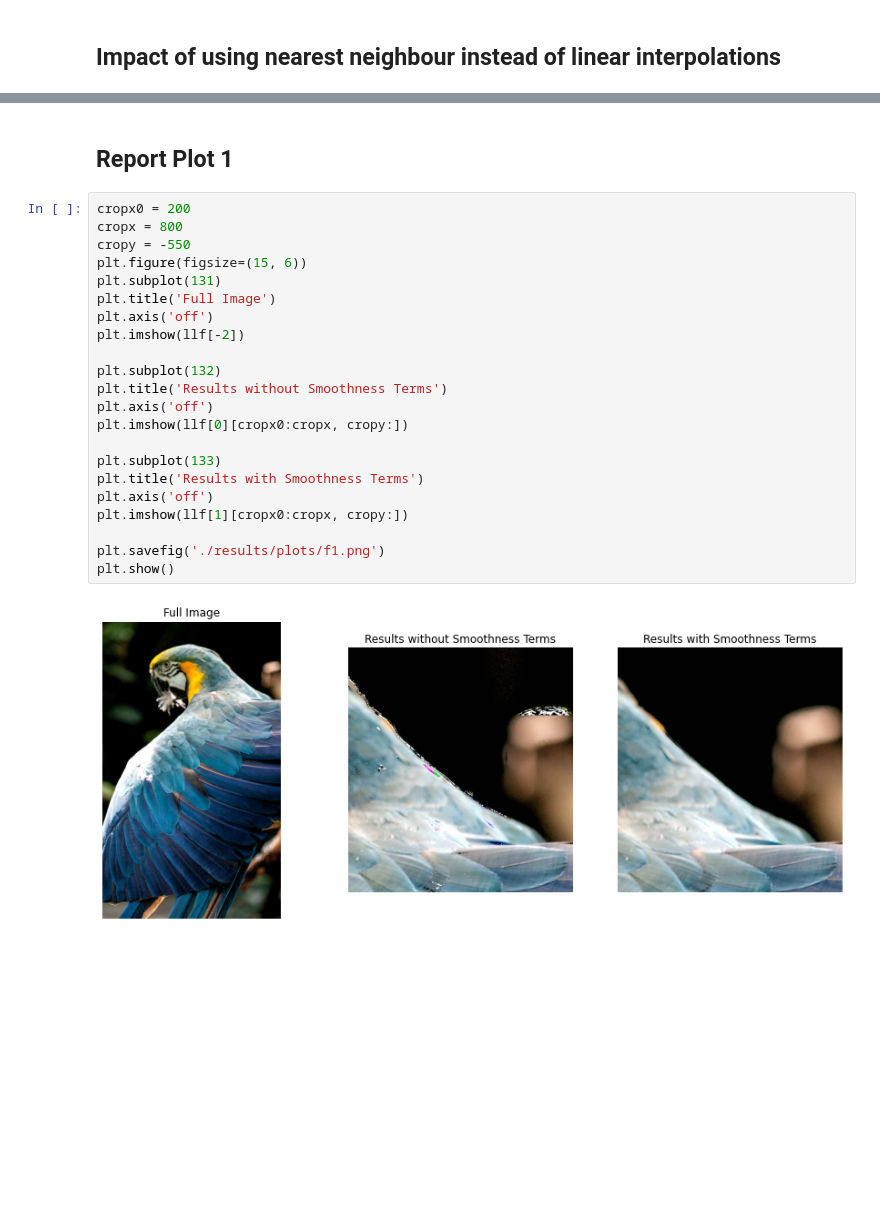
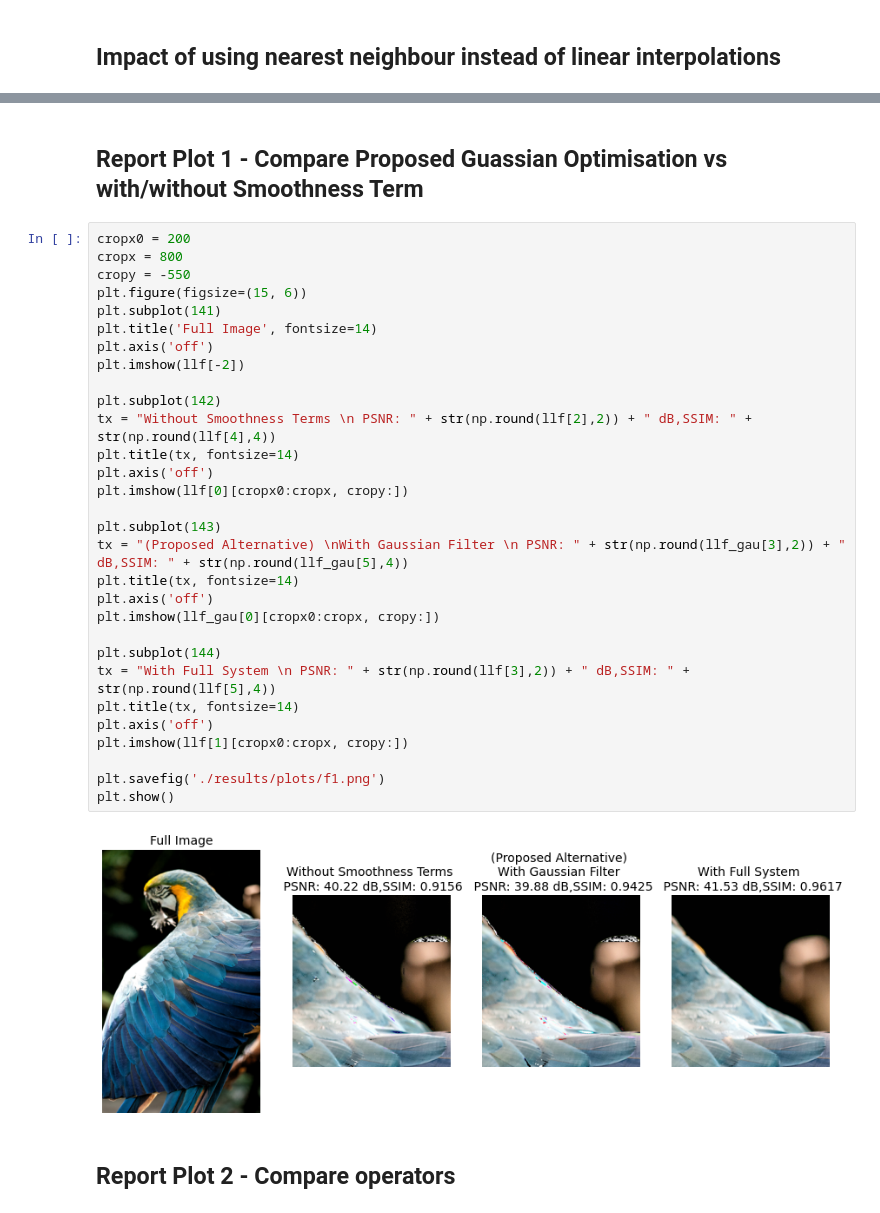
Before and after one commit to elimkwan/Bilateral-Guided-Upsampling, a Jupyter notebook: new.ipynb, the cells around one changed output, grey strips where cells are left out. Cells and saved outputs as stored; diff of their text form; blank space fills up the shorter version.

```diff
--- a/new.ipynb
+++ b/new.ipynb
@@ -754,26 +754,36 @@ SSIM(with smoothness terms): 0.87 dB
+# %% [markdown]
+## Report Plot 1 - Compare Proposed Guassian Optimisation vs with/without Smoothness Term
+# %%
+cropx0 = 200
+cropx = 800
+cropy = -550
+plt.figure(figsize=(15, 6))
+plt.subplot(141)
+plt.title('Full Image', fontsize=14)
+plt.axis('off')
+plt.imshow(llf[-2])
+
+plt.subplot(142)
+tx = "Without Smoothness Terms \n PSNR: " + str(np.round(llf[2],2)) + " dB,SSIM: " + str(np.round(llf[4],4))
+plt.title(tx, fontsize=14)
+plt.axis('off')
+plt.imshow(llf[0][cropx0:cropx, cropy:])
+
+plt.subplot(143)
+tx = "(Proposed Alternative) \nWith Gaussian Filter \n PSNR: " + str(np.round(llf_gau[3],2)) + " dB,SSIM: " + str(np.round(llf_gau[5],4))
+plt.title(tx, fontsize=14)
+plt.axis('off')
+plt.imshow(llf_gau[0][cropx0:cropx, cropy:])
+
+plt.subplot(144)
+tx = "With Full System \n PSNR: " + str(np.round(llf[3],2)) + " dB,SSIM: " + str(np.round(llf[5],4))
+plt.title(tx, fontsize=14)
+plt.axis('off')
+plt.imshow(llf[1][cropx0:cropx, cropy:])
+
+plt.savefig('./results/plots/f1.png')
+plt.show()
+# %% [output]
+[figure, added]
 # %% [markdown]
-## Report Plot 1
+## Report Plot 2 -  Compare operators
-# %%
-cropx0 = 200
-cropx = 800
-cropy = -550
-plt.figure(figsize=(15, 6))
-plt.subplot(131)
-plt.title('Full Image')
-plt.axis('off')
-plt.imshow(llf[-2])
-
-plt.subplot(132)
-plt.title('Results without Smoothness Terms')
-plt.axis('off')
-plt.imshow(llf[0][cropx0:cropx, cropy:])
-
-plt.subplot(133)
-plt.title('Results with Smoothness Terms')
-plt.axis('off')
-plt.imshow(llf[1][cropx0:cropx, cropy:])
-
-plt.savefig('./results/plots/f1.png')
-plt.show()
-# %% [output]
-[figure, removed]
```
Also changed, not shown: parts of 16 cells of this notebook.
